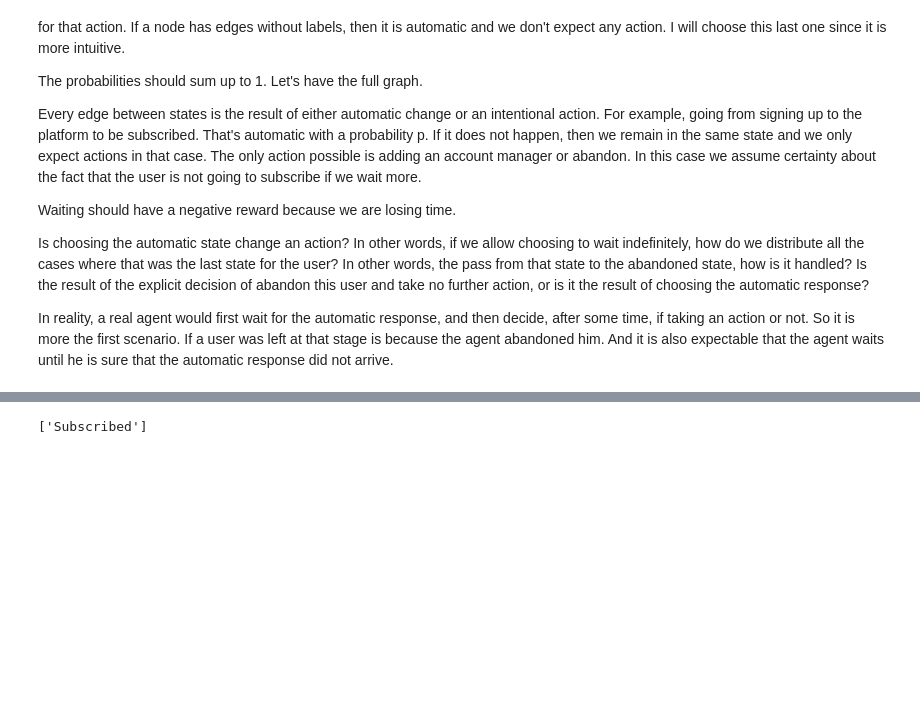
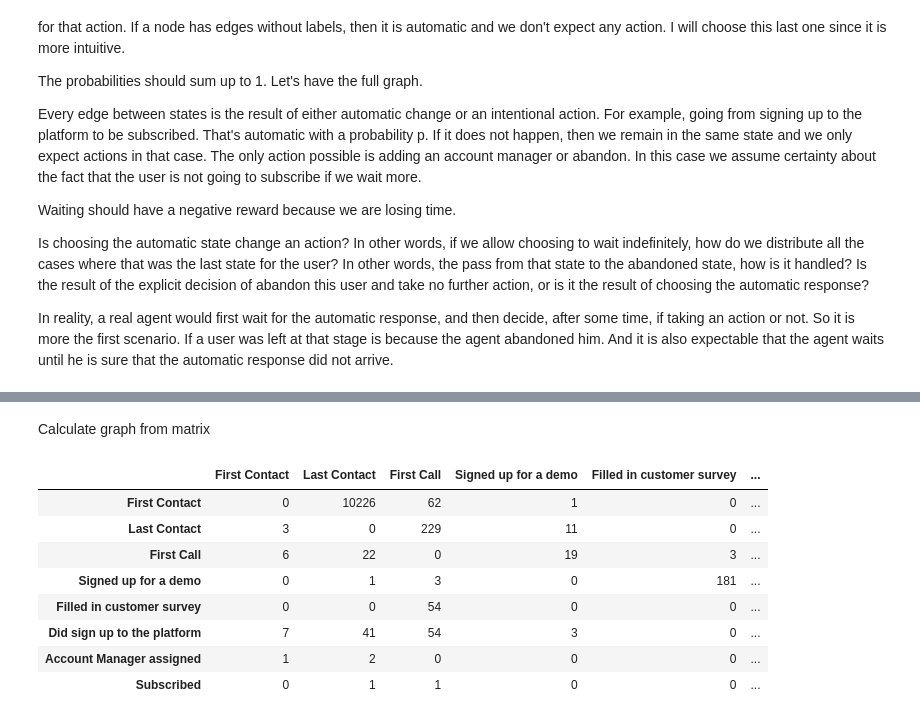
Before and after one commit to rubchume/ReinforcementLearningUsers, a Jupyter notebook: notebooks/Exploratory Data Analysis.ipynb, the cells around one changed output, grey strips where cells are left out. Saved outputs shown, nothing was run; the diff lists cells and outputs as text; code cells hidden in the pictures; blank space fills up the shorter version.

```diff
--- a/notebooks/Exploratory Data Analysis.ipynb
+++ b/notebooks/Exploratory Data Analysis.ipynb
@@ -536,3 +316,14 @@ OK
+# %% [markdown]
+Calculate graph from matrix
 # %%
+connection_matrix
 # %% [output]
-['Subscribed']
+|  | First Contact | Last Contact | First Call | Signed up for a demo | Filled in customer survey | ... |
+| First Contact | 0 | 10226 | 62 | 1 | 0 | ... |
+| Last Contact | 3 | 0 | 229 | 11 | 0 | ... |
+| First Call | 6 | 22 | 0 | 19 | 3 | ... |
+| Signed up for a demo | 0 | 1 | 3 | 0 | 181 | ... |
+| Filled in customer survey | 0 | 0 | 54 | 0 | 0 | ... |
+| Did sign up to the platform | 7 | 41 | 54 | 3 | 0 | ... |
+| Account Manager assigned | 1 | 2 | 0 | 0 | 0 | ... |
+| Subscribed | 0 | 1 | 1 | 0 | 0 | ... |
```
Also changed, not shown: parts of 15 cells of this notebook, 2 other files.
